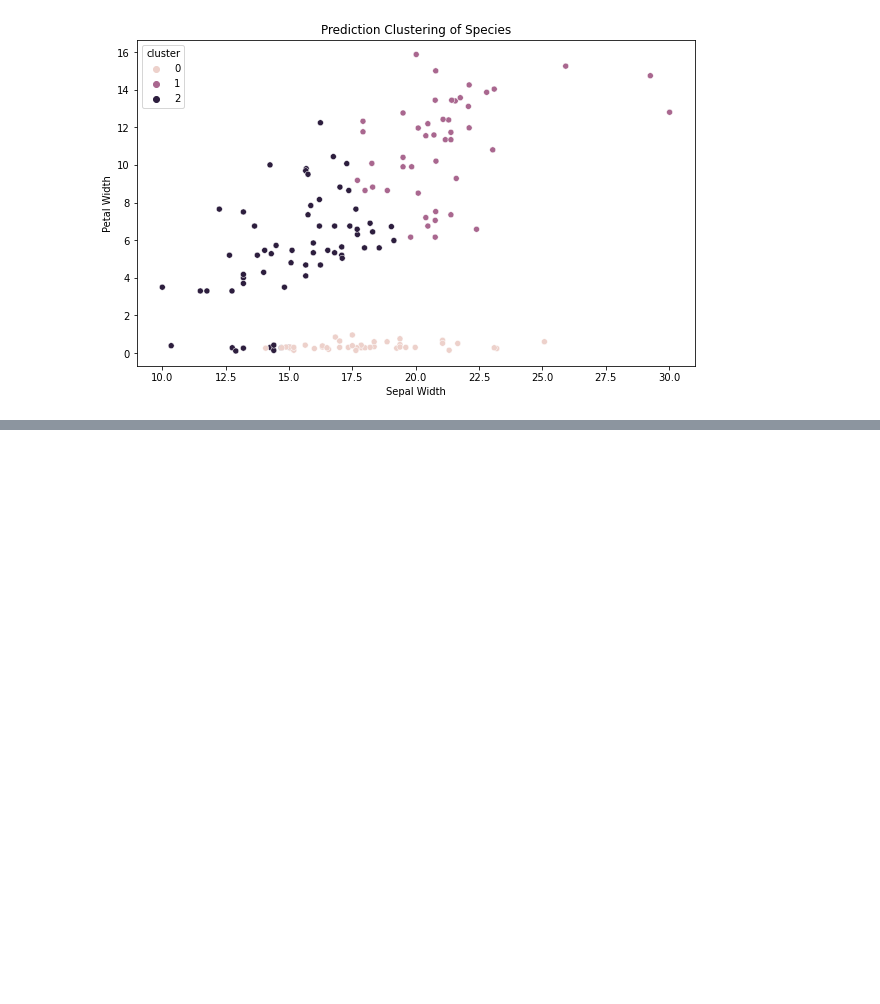
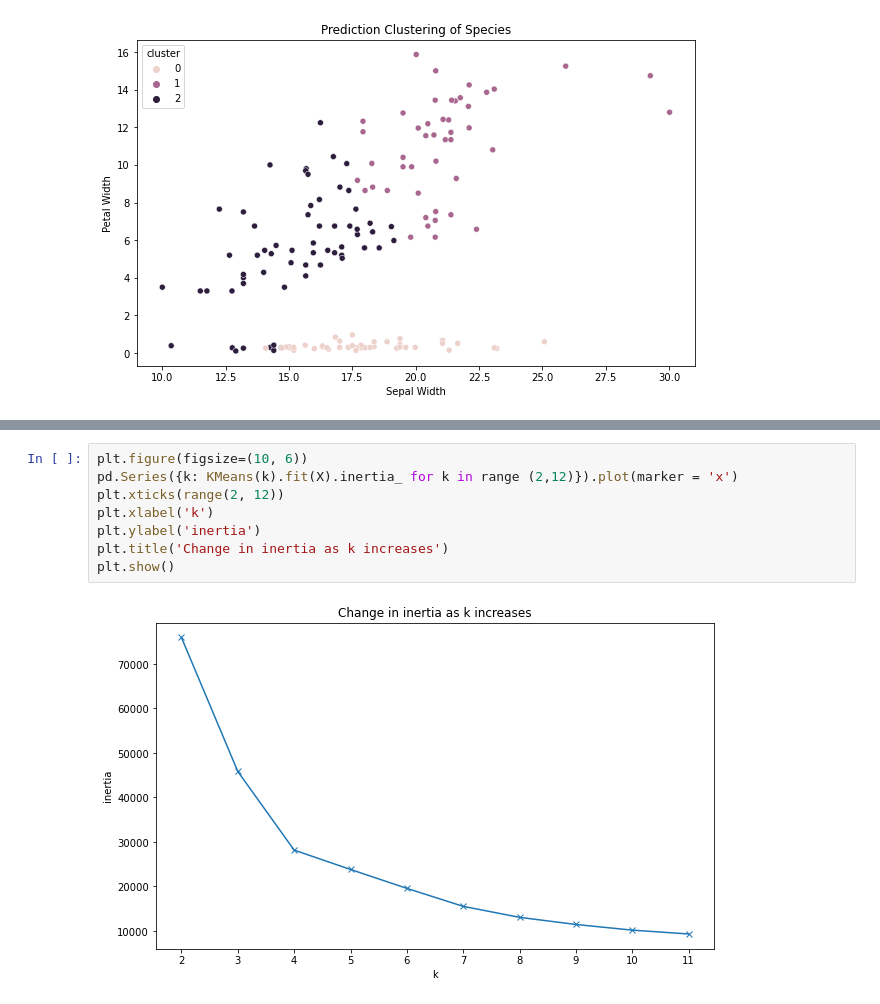
Before and after one commit to ForrestMccrosky/clustering-exercises, a Jupyter notebook: modeling.ipynb, the cells around one changed output, grey strips where cells are left out. Drawn from its saved outputs; the diff is of its cells as text; blank space fills up the shorter version.

```diff
--- a/modeling.ipynb
+++ b/modeling.ipynb
@@ -274,0 +331,10 @@ plt.show()
+# %%
+plt.figure(figsize=(10, 6))
+pd.Series({k: KMeans(k).fit(X).inertia_ for k in range (2,12)}).plot(marker = 'x')
+plt.xticks(range(2, 12))
+plt.xlabel('k')
+plt.ylabel('inertia')
+plt.title('Change in inertia as k increases')
+plt.show()
+# %% [output]
+[figure, added]
```
Also changed, not shown: parts of 28 cells of this notebook.
